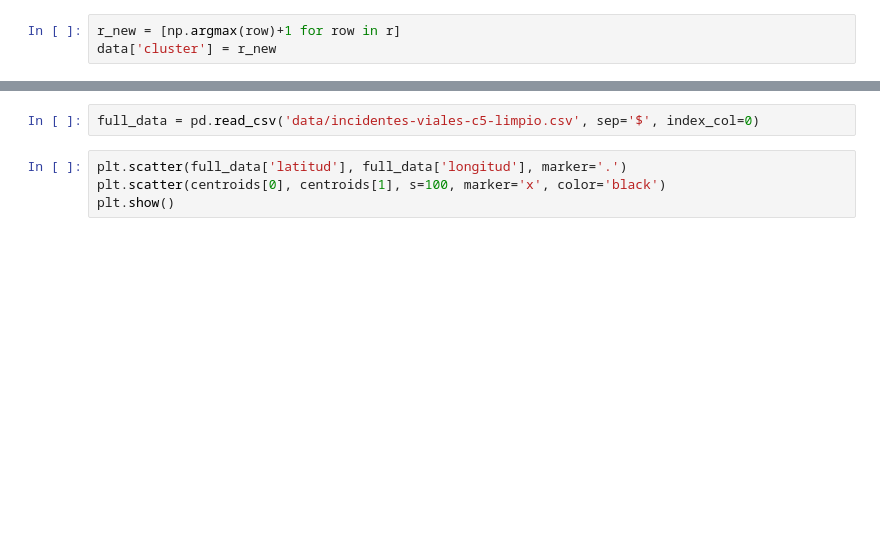
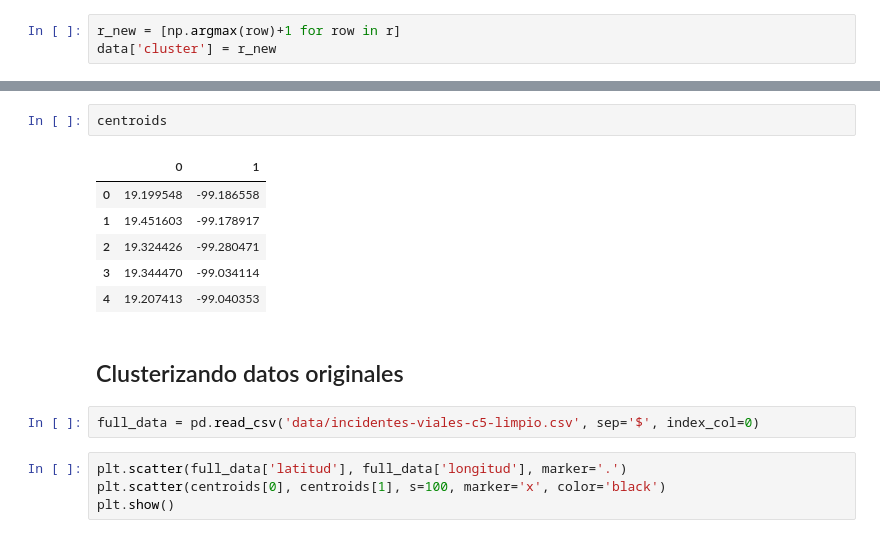
Before and after one commit to Mario-16180/BEDU-M4-DataAnalysisProject-CarAccidents, a Jupyter notebook: 04_Clustering_KMeans.ipynb, the cells around one changed output, grey strips where cells are left out. Saved outputs shown, nothing was run; the diff lists cells and outputs as text; blank space fills up the shorter version.

```diff
--- a/04_Clustering_KMeans.ipynb
+++ b/04_Clustering_KMeans.ipynb
@@ -128,3 +122,14 @@ plt.show()
+# %%
+centroids
+# %% [output]
+|  | 0 | 1 |
+| 0 | 19.199548 | -99.186558 |
+| 1 | 19.451603 | -99.178917 |
+| 2 | 19.324426 | -99.280471 |
+| 3 | 19.344470 | -99.034114 |
+| 4 | 19.207413 | -99.040353 |
+# %% [markdown]
+## Clusterizando datos originales
 # %%
 full_data = pd.read_csv('data/incidentes-viales-c5-limpio.csv', sep='$', index_col=0)
 # %%
```
Also changed, not shown: parts of 18 cells of this notebook.
